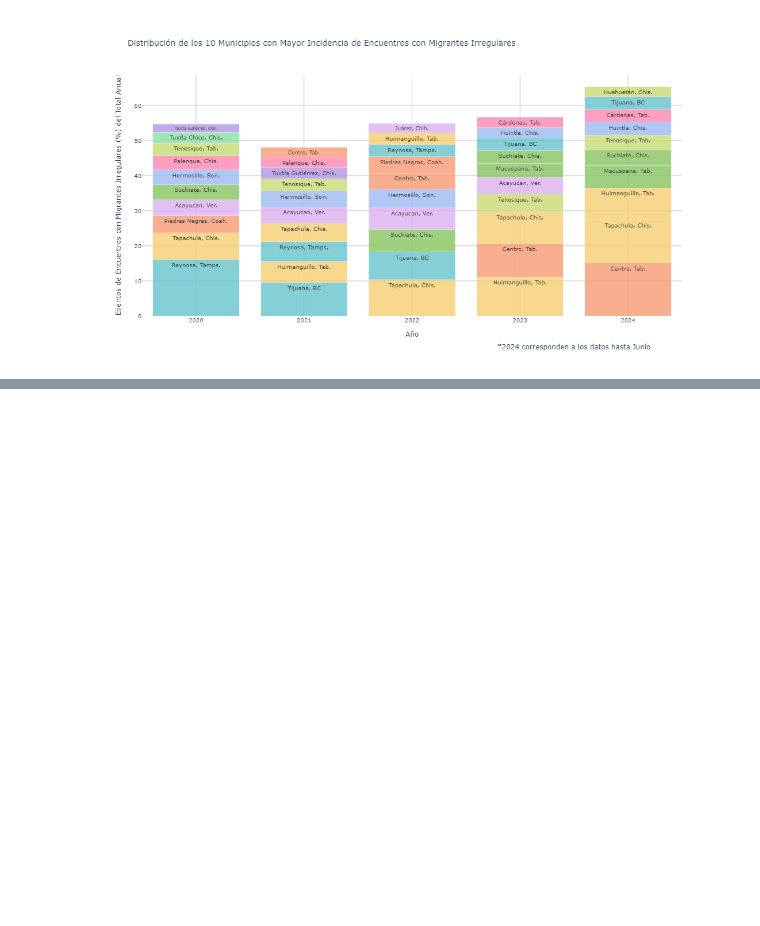
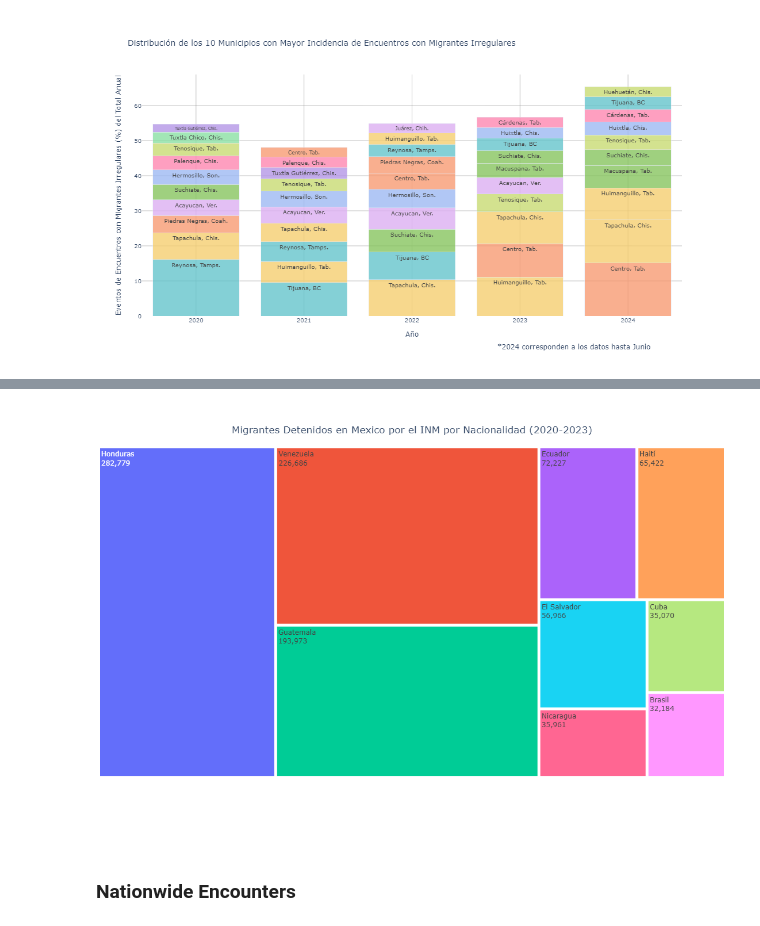
Before and after one commit to puriarter21/Mapa_Migracion_Irregular_Mexico, a Jupyter notebook: 2.Tesis/vistesis.ipynb, the cells around one changed output, grey strips where cells are left out. Cells and saved outputs as stored; diff of their text form; code cells hidden in the pictures; blank space fills up the shorter version.

Commit message:
tesis notebooks1

```diff
--- a/2.Tesis/vistesis.ipynb
+++ b/2.Tesis/vistesis.ipynb
@@ -381,0 +231,2 @@ fig.show()
+# %%
+nac_total = pd.read_excel('C:\\Users\\puria\\Documents\\articulo\\Mapa_Migracion_Irregular_Mexico\\2.Tesis\\1. Detenciones INM\\Total_De_Eventos_Nacionalidad\\nac_total.xlsx')
@@ -381,0 +249,61 @@ fig.show()
+# %%
+nac_total['Total2020_2023'] = nac_total['Total_2023'] + nac_total['Total_2021'] + nac_total['Total_2020']
+# %%
+import plotly.graph_objects as go
+
+# Filtramos el DataFrame para eliminar las filas que contienen '()' en la columna 'Pais'
+filtered_df = nac_total[~nac_total['Pais'].str.contains(r'\(.*\)', regex=True)]
+
+# Seleccionamos las top 9 filas según la columna 'Total2020_2024'
+top9_df = filtered_df.nlargest(9, 'Total2020_2023')
+
+# Calculamos la suma de las demás filas para el grupo "Otros"
+otros_total = filtered_df[~filtered_df['Pais'].isin(top9_df['Pais'])]['Total2020_2023'].sum()
+
+# Añadimos la fila 'Otros' al DataFrame
+otros_df = pd.DataFrame({'Pais': ['Otros'], 'Total2020_2024': [otros_total]})
+final_df = pd.concat([top9_df, otros_df], ignore_index=True)
+
+# Creamos el Treemap con ajustes estéticos
+fig = go.Figure(go.Treemap(
+    labels=final_df['Pais'],
+    parents=[''] * len(final_df),
+    values=final_df['Total2020_2023'],
+    textinfo="label+value",
+    marker=dict(
+        line=dict(width=2, color='white')  # Agrega un contorno blanco
+    )
+))
+
+
+# Ajustamos el layout para hacerlo más cuadrado, agregamos un título y una leyenda
+fig.update_layout(
+    width=700,
+    height=750,  # Aumentamos la altura para dar espacio a la leyenda
+    title={
+        'text': "Migrantes Detenidos en Mexico por el INM por Nacionalidad (2020-2023)",
+        'y':0.95,
+        'x':0.5,
+        'xanchor': 'center',
+        'yanchor': 'top',
+
+    },
+    margin=dict(l=0, r=0, t=50, b=100),  # Dejamos espacio en el margen inferior para la leyenda
+    annotations=[
+        dict(
+            text="",
+            showarrow=False,
+            xref="paper", yref="paper",
+            x=0.3, y=-0.02,
+            xanchor='center', yanchor='top',
+            font=dict(size=12)
+        )
+    ]
+)
+
+# Mostramos el Treemap
+fig.show()
+# %% [output]
+[figure, added]
+# %% [markdown]
+### Nationwide Encounters
```
Also changed, not shown: parts of 19 cells of this notebook, 19 other files.
